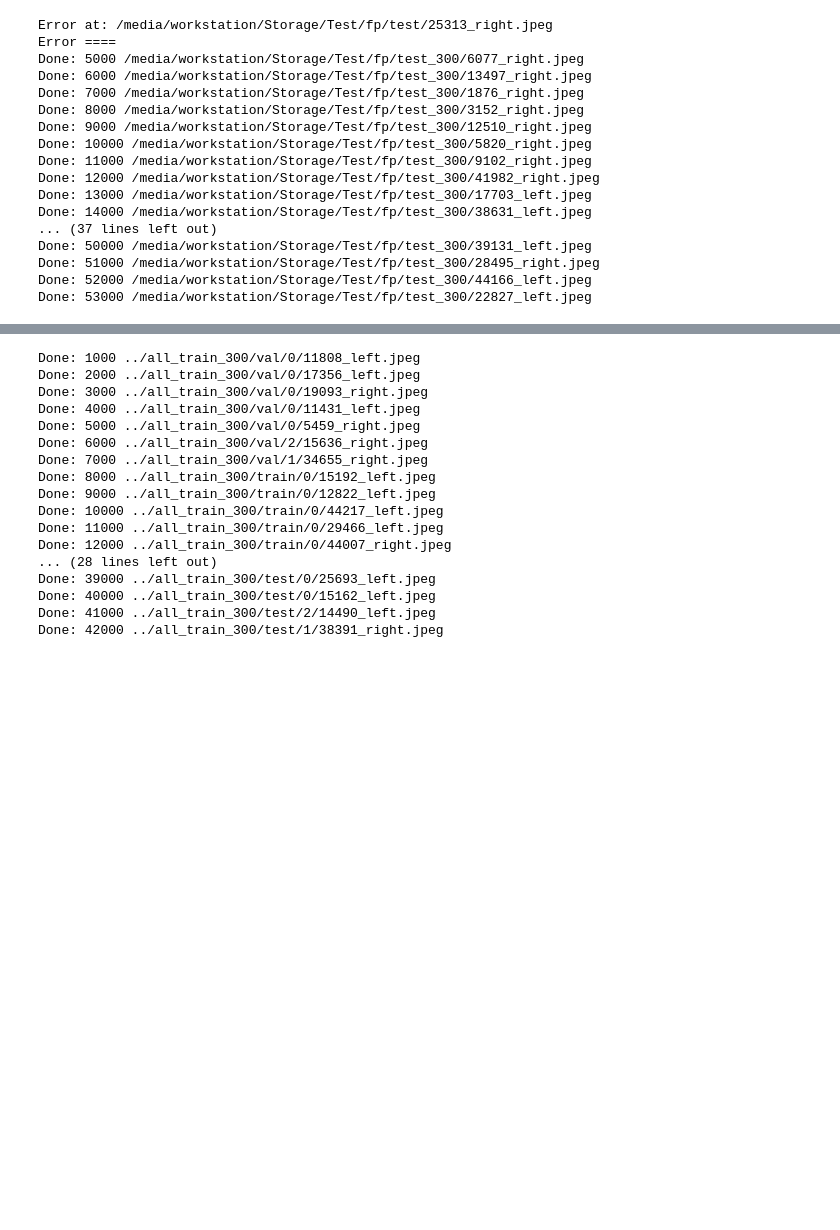
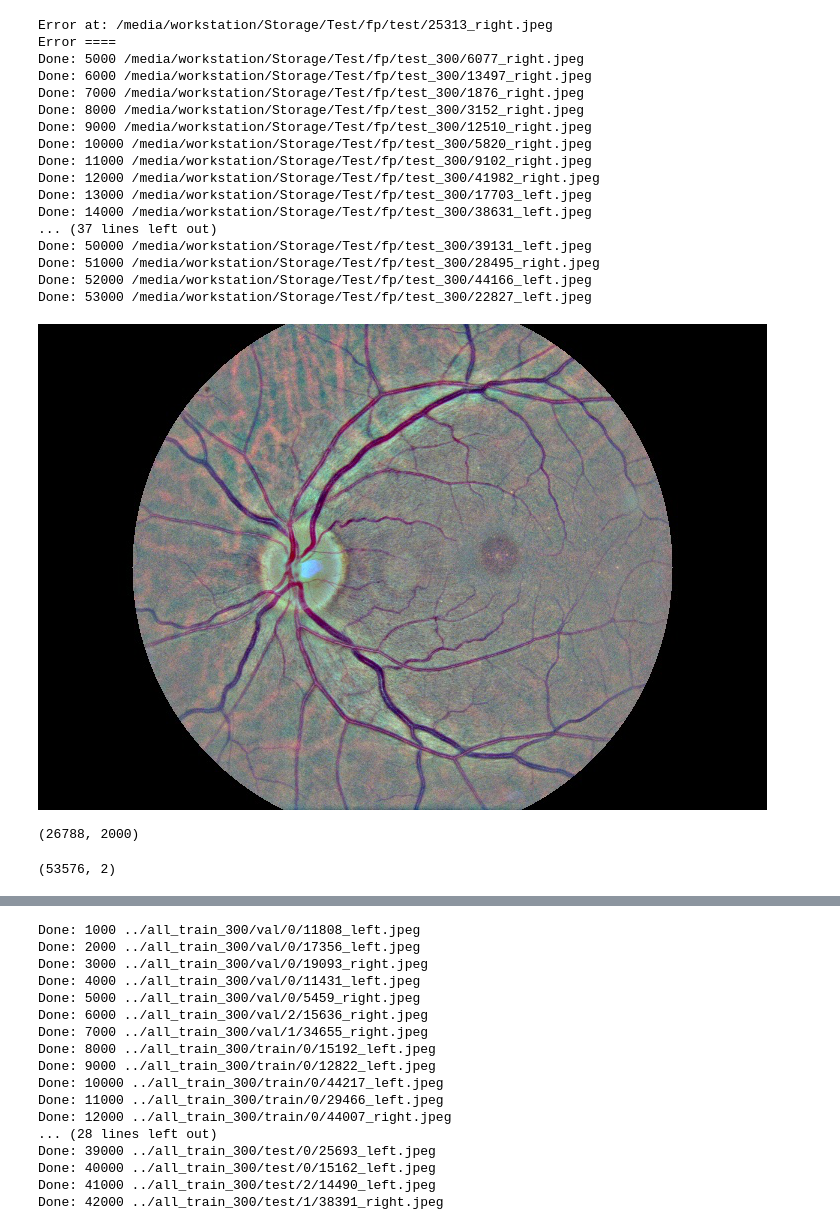
Before and after one commit to yinyen/fyp, a Jupyter notebook: fyp/preprocess_img.ipynb, the cells around one changed output, grey strips where cells are left out. Saved outputs shown, nothing was run; the diff lists cells and outputs as text; code cells hidden in the pictures; blank space fills up the shorter version.

```diff
--- a/fyp/preprocess_img.ipynb
+++ b/fyp/preprocess_img.ipynb
@@ -73,3 +86,8 @@ Done: 50000 /media/workstation/Storage/Test/fp/test_300/39131_left.jpeg
 Done: 51000 /media/workstation/Storage/Test/fp/test_300/28495_right.jpeg
 Done: 52000 /media/workstation/Storage/Test/fp/test_300/44166_left.jpeg
 Done: 53000 /media/workstation/Storage/Test/fp/test_300/22827_left.jpeg
+# %%
+from PIL import Image
+Image.open("/media/workstation/Storage/Test/fp/test_300/22827_right.jpeg")
+# %% [output]
+[figure, added]
@@ -75,0 +109,8 @@ Done: 53000 /media/workstation/Storage/Test/fp/test_300/22827_left.jpeg
+# %%
+x.shape
+# %% [output]
+(26788, 2000)
+# %%
+df.shape
+# %% [output]
+(53576, 2)
```
Also changed, not shown: parts of 17 cells of this notebook, 17 other files.
